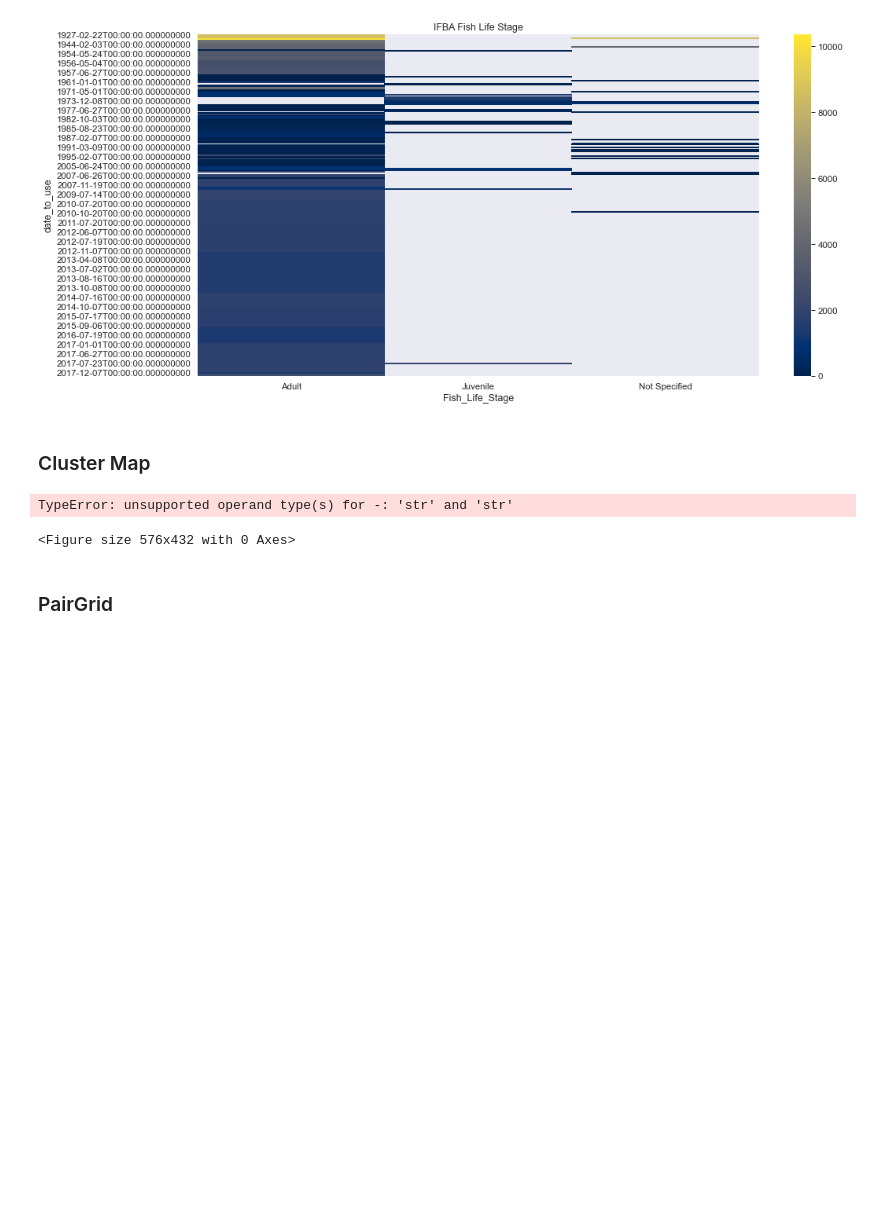
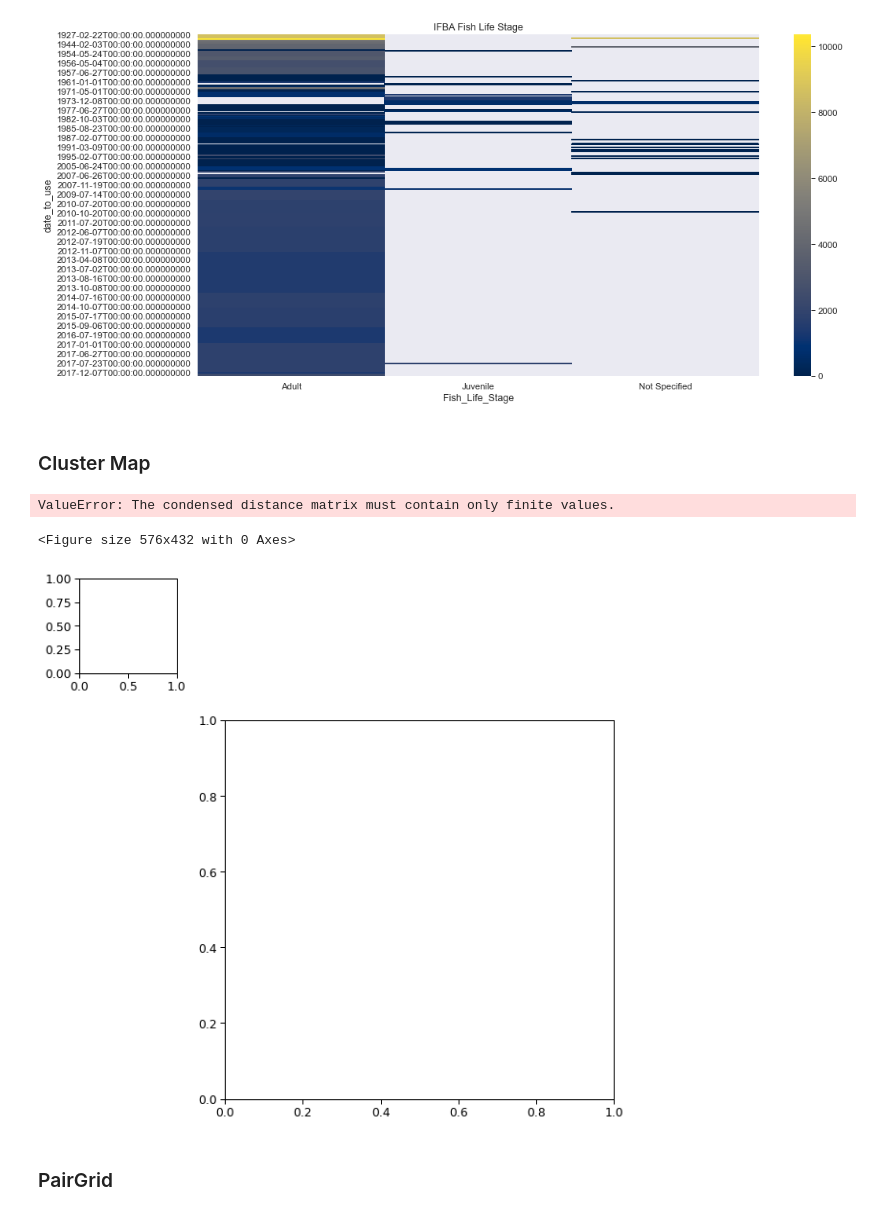
Before and after one commit to IrishMarineInstitute/data_visualisations, a Jupyter notebook: wip/ifba_charts.ipynb, the cells around one changed output. Drawn from its saved outputs; the diff is of its cells as text; code cells hidden in the pictures; blank space fills up the shorter version.

Commit message:
Updated charts

```diff
--- a/wip/ifba_charts.ipynb
+++ b/wip/ifba_charts.ipynb
@@ -318,25 +318,29 @@ sns.heatmap(life_stage_df, cmap='cividis', linewidth=0).set(title='IFBA Fish Lif
 # %%
 plt.figure(figsize=(8,6))
 sns.set_context('paper', font_scale=1.4)
 
 # A Cluster map is a hierarchically clustered heatmap
 # The distance between points is calculated, the closest are joined, and this
 # continues for the next closest (It compares columns / rows of the heatmap)
 # This is data on iris flowers with data on petal lengths
 # iris = sns.load_dataset("iris")
 # Return values for species
 # species = iris.pop("species")
 # sns.clustermap(iris)
+ifba_df.columns
+ifba_simplified = ifba_df[['year', 'month', 'Field_Length']]
+ifba_simplified.dtypes
 
 # With our flights data we can see that years have been reoriented to place
 # like data closer together
 # You can see clusters of data for July & August for the years 59 & 60
 # standard_scale normalizes the data to focus on the clustering
 # sns.clustermap(flights,cmap="Blues", standard_scale=1)
-sns.clustermap(ifba_df,cmap="Blues", standard_scale=1)
+sns.clustermap(ifba_simplified,cmap="Blues", standard_scale=1)
 # %% [output]
-TypeError: unsupported operand type(s) for -: 'str' and 'str'
+ValueError: The condensed distance matrix must contain only finite values.
 <Figure size 576x432 with 0 Axes>
+[figure, added]
 # %% [markdown]
 ### PairGrid
 # %%
```
